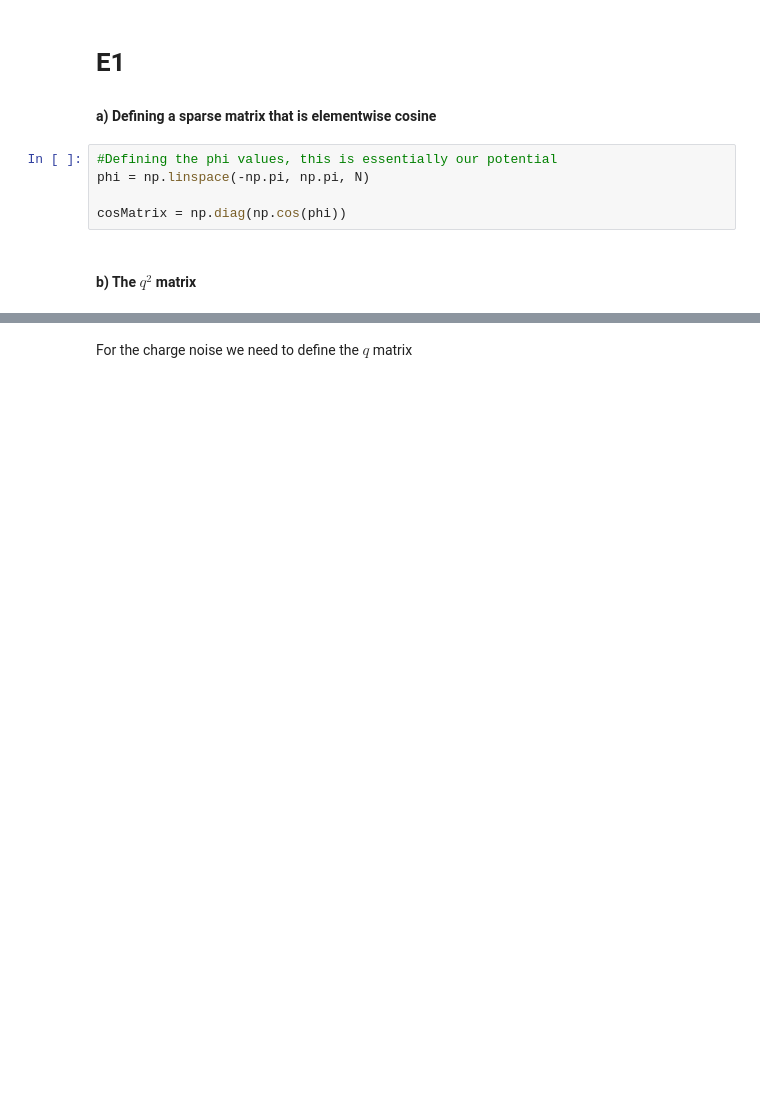
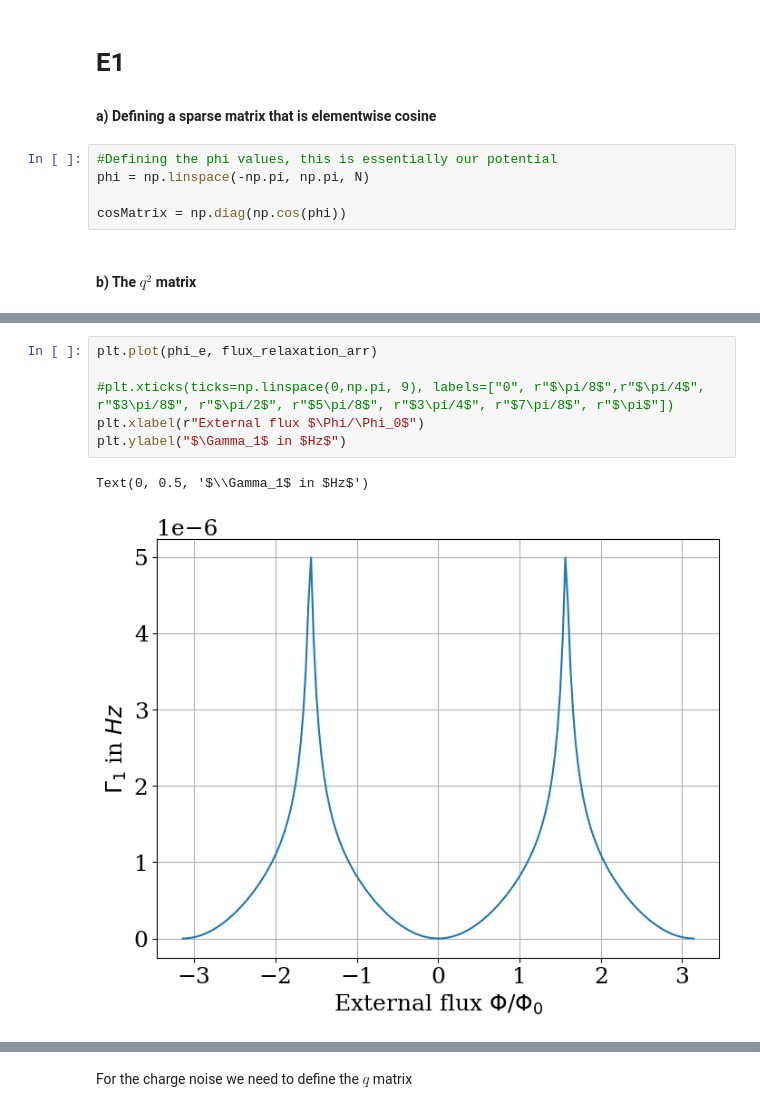
Before and after one commit to Shellf1sh/Superconducting-Qubits-Course, a Jupyter notebook: Week2/Week2code.ipynb, the cells around one changed output, grey strips where cells are left out. Cells and saved outputs as stored; diff of their text form; blank space fills up the shorter version.

```diff
--- a/Week2/Week2code.ipynb
+++ b/Week2/Week2code.ipynb
@@ -93,0 +144,9 @@ plt.plot(phi_e, flux_relaxation_arr, '-o')
+# %%
+plt.plot(phi_e, flux_relaxation_arr)
+
+#plt.xticks(ticks=np.linspace(0,np.pi, 9), labels=["0", r"$\pi/8$",r"$\pi/4$", r"$3\pi/8$", r"$\pi/2$", r"$5\pi/8$", r"$3\pi/4$", r"$7\pi/8$", r"$\pi$"])
+plt.xlabel(r"External flux $\Phi/\Phi_0$")
+plt.ylabel("$\Gamma_1$ in $Hz$")
+# %% [output]
+Text(0, 0.5, '$\\Gamma_1$ in $Hz$')
+[figure, added]
```
Also changed, not shown: parts of 22 cells of this notebook, 3 other files.
